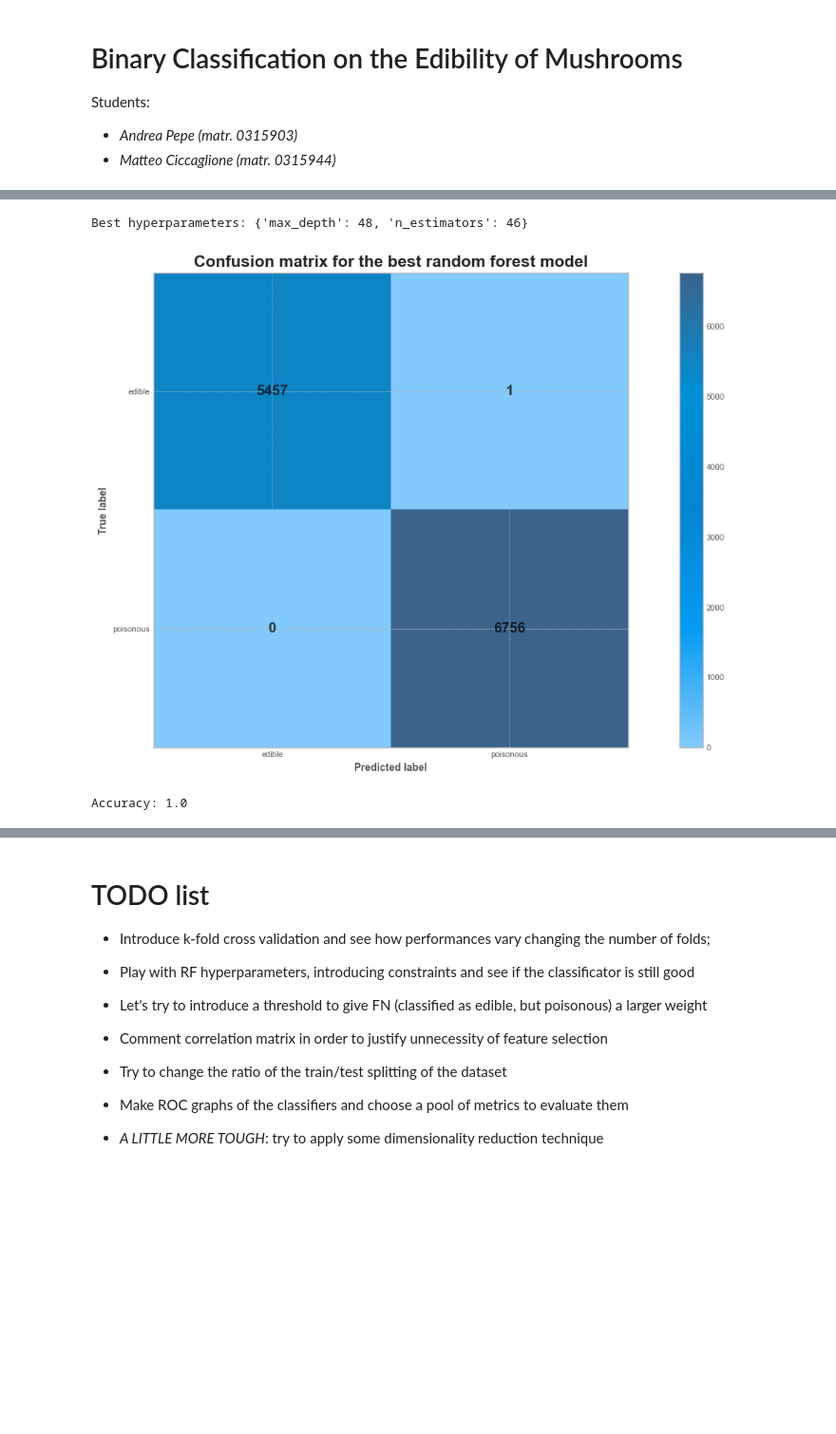
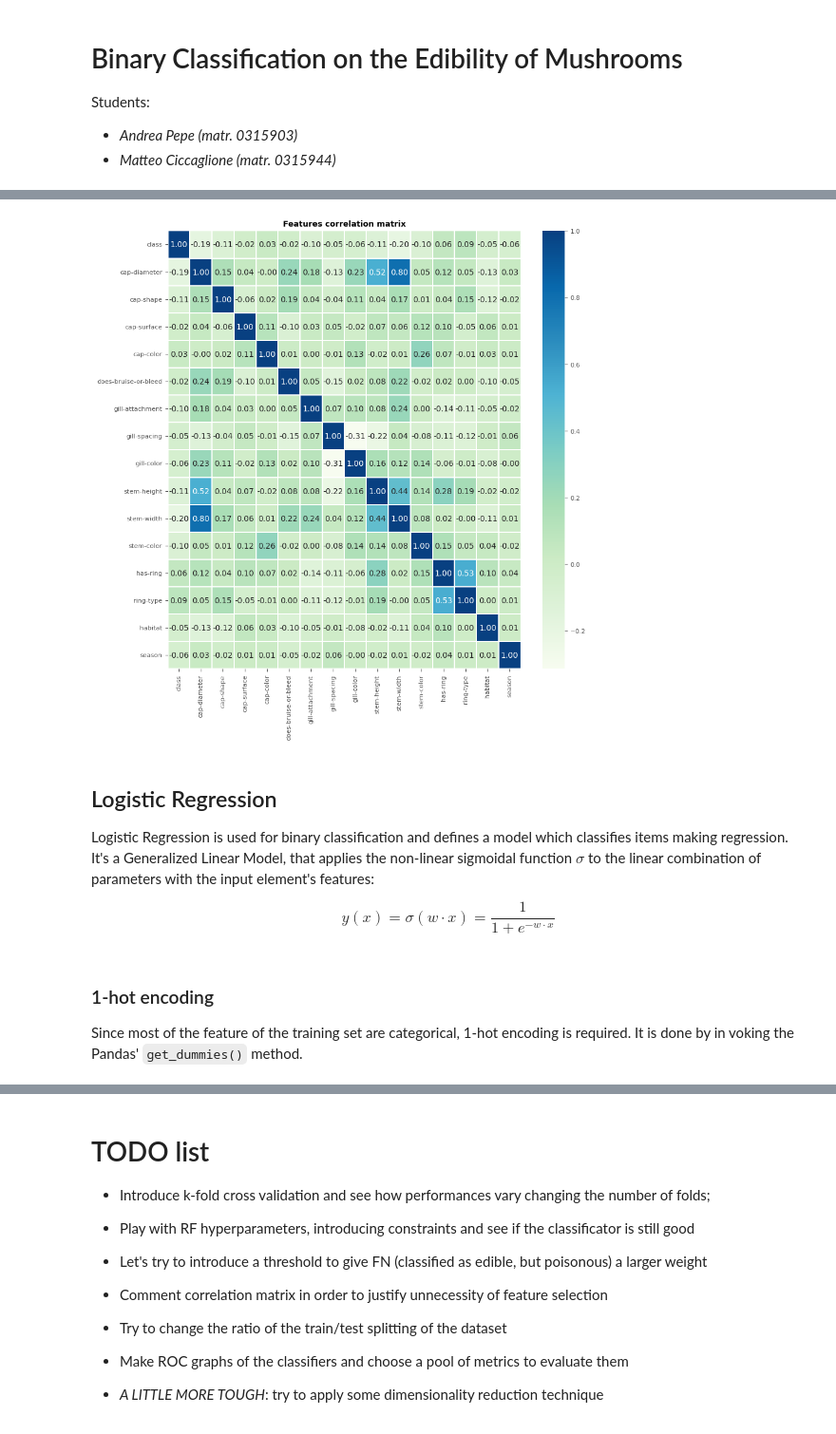
Before and after one commit to AndreaPepe/MushroomsClassification, a Jupyter notebook: mushrooms_classifiers.ipynb, the cells around one changed output, grey strips where cells are left out. Shown at 95% size. Saved outputs shown, nothing was run; the diff lists cells and outputs as text; code cells hidden in the pictures; blank space fills up the shorter version.

```diff
--- a/mushrooms_classifiers.ipynb
+++ b/mushrooms_classifiers.ipynb
@@ -227,44 +148,16 @@ plt.show()
-# %%
-param_dist = {'n_estimators': randint(1, 100),
-              'max_depth': randint(1,50)}
-
-# Create a random forest classifier
-rf_constrained = RandomForestClassifier()
-
-# Use random search to find the best hyperparameters
-rand_search = RandomizedSearchCV(rf_constrained,
-                                 param_distributions = param_dist,
-                                 n_iter=5,
-                                 cv=5)
-
-# Fit the random search object to the data
-rand_search.fit(X_train, y_train)
-# Create a variable for the best model
-best_rf = rand_search.best_estimator_
-
-# Print the best hyperparameters
-print('Best hyperparameters:',  rand_search.best_params_)
-# %% [output]
-Best hyperparameters: {'max_depth': 48, 'n_estimators': 46}
-# %%
-# Generate predictions with the best model
-y_pred = best_rf.predict(X_test)
-
-# Create the confusion matrix
-cm = confusion_matrix(y_test, y_pred,labels=['edible','poisonous'])
-
-ConfusionMatrixDisplay(confusion_matrix=cm, display_labels=['edible', 'poisonous']).plot(cmap=cmap, text_kw={'size':14,'fontweight':'bold', 'color':'black', 'alpha':.7})
-plt.title('Confusion matrix for the best random forest model', fontsize=16, fontweight='bold')
-plt.show()
-# %% [output]
-[figure, removed]
-# %%
-accuracy = accuracy_score(y_test, y_pred)
-#precision = precision_score(y_test, y_pred)
-#recall = recall_score(y_test, y_pred)
-
-print("Accuracy:", accuracy)
-#print("Precision:", precision)
-#print("Recall:", recall)
-# %% [output]
-Accuracy: 1.0
+# %%
+encoded_data = df.copy()
+le = LabelEncoder()
+encoded_data['class'] = le.fit_transform(df['class'])
+
+for col in encoded_data.columns:
+    encoded_data[col] = le.fit_transform(encoded_data[col])
+
+dfDummies = encoded_data
+plt.figure(figsize=(10,10))
+sns.heatmap(dfDummies.corr(), linewidths=.3, cmap="GnBu", annot=True, fmt=".2f")
+plt.title('Features correlation matrix', fontweight="bold")
+plt.yticks(rotation=0)
+plt.show()
+# %% [output]
+[figure, added]
@@ -270,0 +168,11 @@ Accuracy: 1.0
+# %% [markdown]
+## Logistic Regression
+
+Logistic Regression is used for binary classification and defines a model which classifies items making regression. It's a Generalized Linear Model, that applies the non-linear sigmoidal function $\sigma$ to the linear combination of parameters with the input element's features:
+
+$$
+y(x) = \sigma(w \cdot x) = \frac{1}{1 + e^{-w \cdot x}}
+$$
+# %% [markdown]
+### 1-hot encoding
+Since most of the feature of the training set are categorical, 1-hot encoding is required. It is done by in voking the Pandas' `get_dummies()` method.
```
Also changed, not shown: parts of 50 cells of this notebook, 1 other file.
